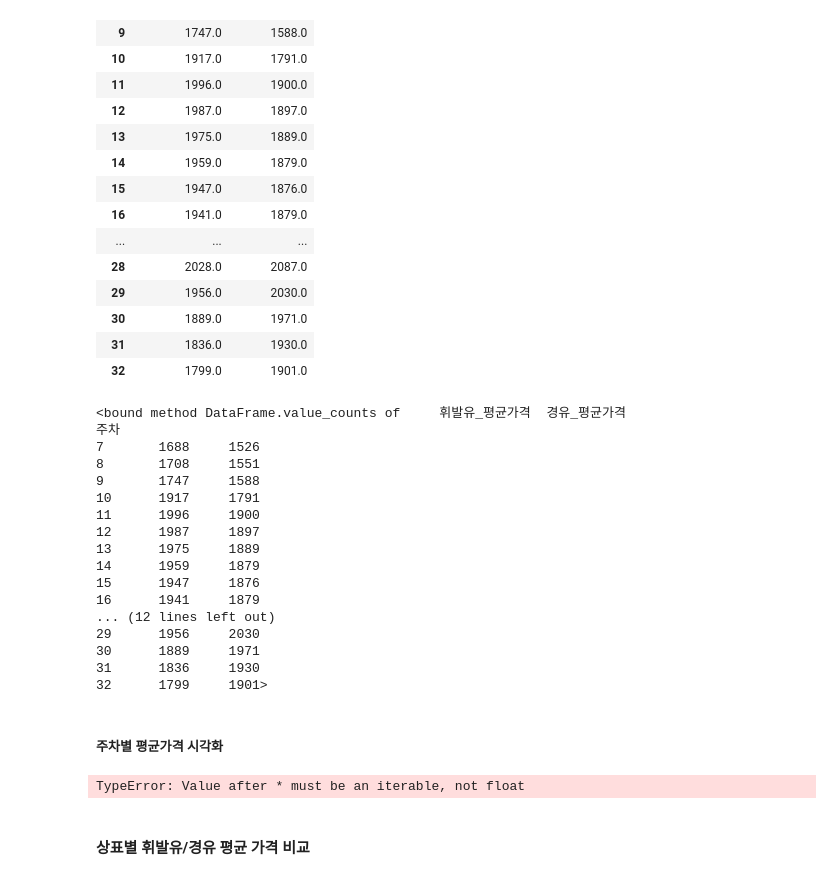
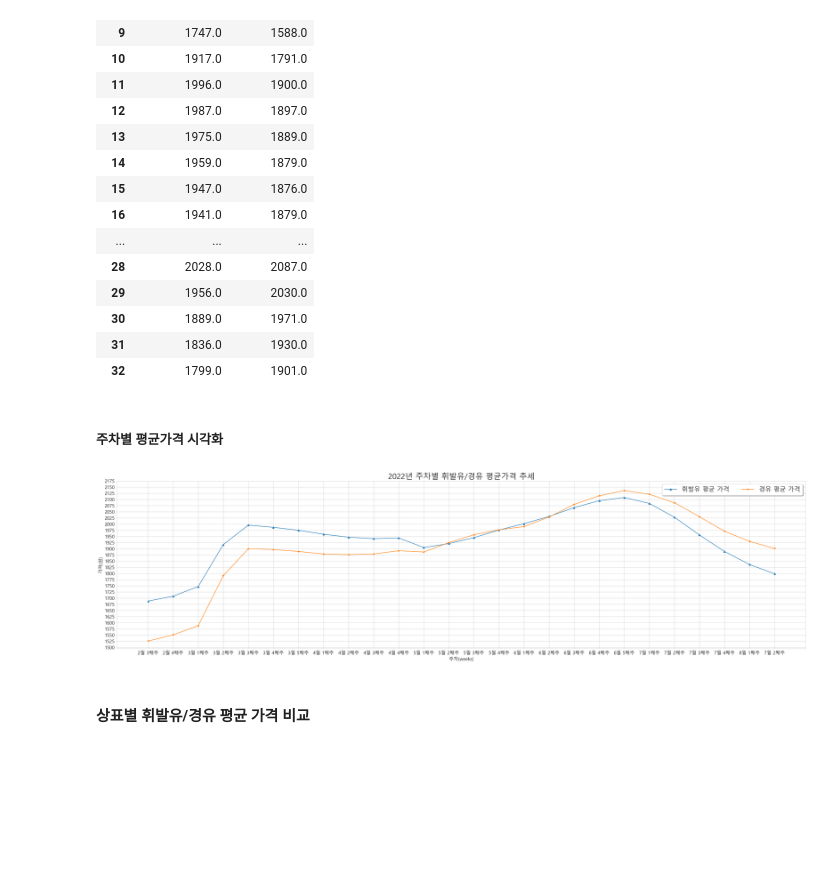
Before and after one commit to certainly-I/Busan-Oil-Price-Analysis, a Jupyter notebook: 주유소_전처리.ipynb, the cells around one changed output. Cells and saved outputs as stored; diff of their text form; code cells hidden in the pictures; blank space fills up the shorter version.

```diff
--- a/주유소_전처리.ipynb
+++ b/주유소_전처리.ipynb
@@ -258,26 +258,6 @@ all_weekly_avg_price
 # %%
 #시각화를 위해 평균가격 데이터 타입을 float에서 int로 변경
 all_weekly_avg_price = all_weekly_avg_price.astype("int")
-# %%
-all_weekly_avg_price.value_counts
-# %% [output]
-<bound method DataFrame.value_counts of     휘발유_평균가격  경유_평균가격
-주차
-7       1688     1526
-8       1708     1551
-9       1747     1588
-10      1917     1791
-11      1996     1900
-12      1987     1897
-13      1975     1889
-14      1959     1879
-15      1947     1876
-16      1941     1879
-... (12 lines left out)
-29      1956     2030
-30      1889     1971
-31      1836     1930
-32      1799     1901>
 # %% [markdown]
 ##### 주차별 평균가격 시각화
 # %%
@@ -289,11 +269,32 @@ import seaborn as sns
 font_path = "C:/Windows/Fonts/malgun.ttf"
 font_name = font_manager.FontProperties(fname=font_path).get_name()
 rc("font", family=font_name)
-# %%
-plt.figure(figsize=(15.5))
-sns.countplot(data=all_weekly_avg_price, hue="주차")
-# %% [output]
-TypeError: Value after * must be an iterable, not float
+# %%
+ax1 = all_weekly_avg_price.index
+ax2 = all_weekly_avg_price.휘발유_평균가격
+ax3 = all_weekly_avg_price.경유_평균가격
+
+plt.figure(figsize=(40,10))
+a = plt.plot(ax1, ax2, label="휘발유 평균 가격", marker="^") # 휘발유 평균 가격
+b = plt.plot(ax1, ax3, label="경유 평균 가격", marker="*") # 경유 평균 가격
+p = [a,b]
+
+plt.title("2022년 주차별 휘발유/경유 평균가격 추세", fontsize=25)
+plt.xticks(ax1, fontsize=15, labels=["2월 3째주","2월 4째주",
+                                     "3월 1째주","3월 2째주","3월 3째주","3월 4째주","3월 5째주",
+                                     "4월 1째주","4월 2째주","4월 3째주","4월 4째주",
+                                     "5월 1째주","5월 2째주","5월 3째주","5월 4째주",
+                                     "6월 1째주","6월 2째주","6월 3째주","6월 4째주","6월 5째주",
+                                     "7월 1째주","7월 2째주","7월 3째주","7월 4째주",
+                                     "8월 1째주","7월 2째주"]) # x축
+plt.yticks(np.arange(1500, 2200, 25) ,fontsize=15) # y축
+plt.xlabel("주차(weeks)", fontsize=15) #x 축 이름
+plt.ylabel("가격(원)", fontsize=15) # y축 이름
+plt.legend(loc="best",ncol=2, fontsize= 20, shadow=True) # 범례
+
+plt.show()
+# %% [output]
+[figure, added]
 # %% [markdown]
 #### 상표별 휘발유/경유 평균 가격 비교
 # %%
```
Also changed, not shown: parts of 10 cells of this notebook.
